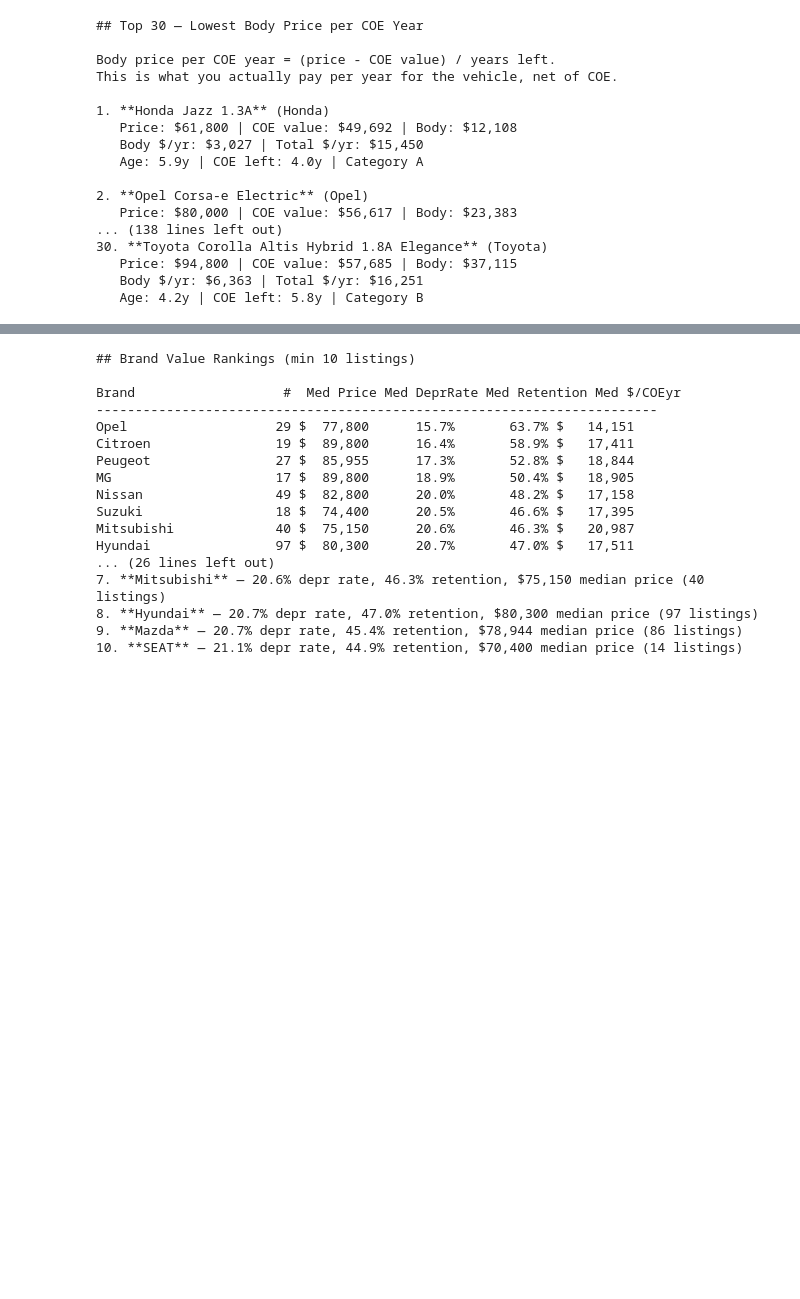
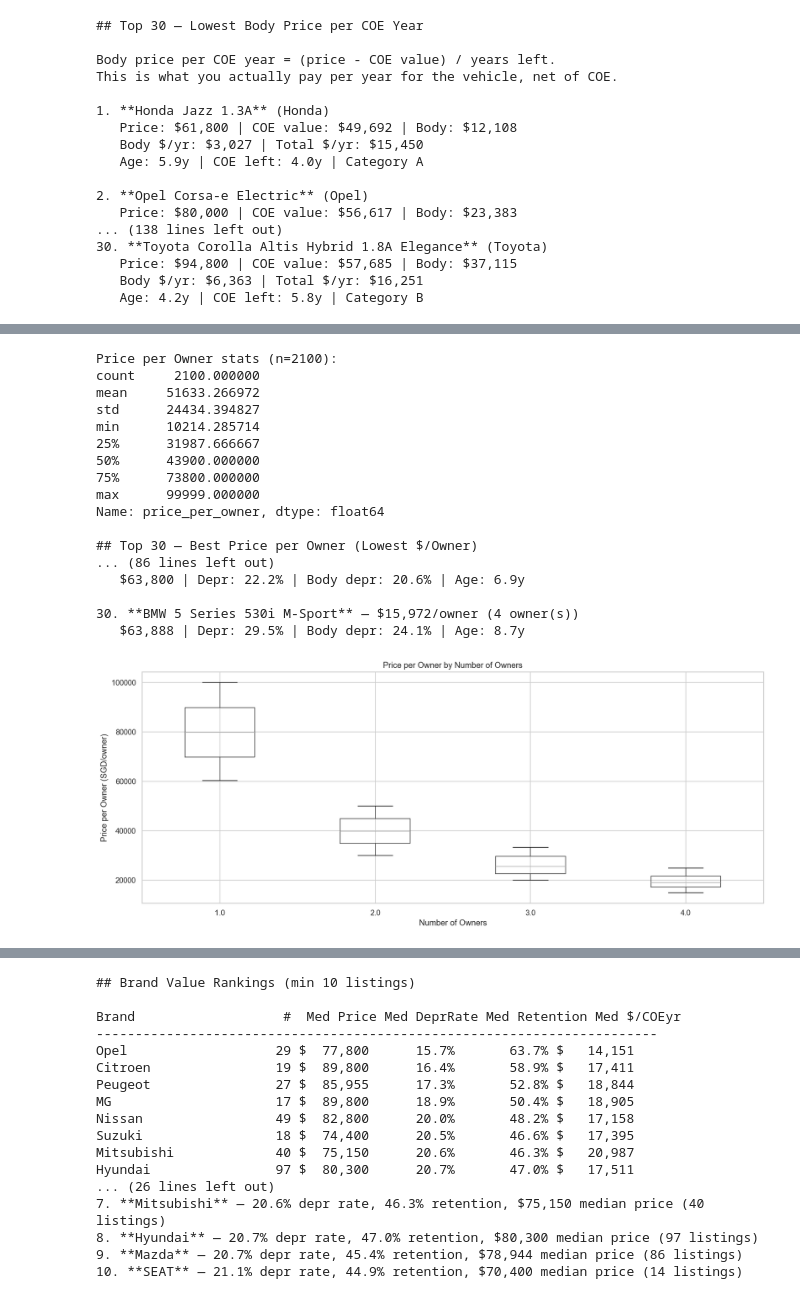
Before and after one commit to luarss/sgcarmart-data, a Jupyter notebook: analysis/used-car-value-study.ipynb, the cells around one changed output, grey strips where cells are left out. Saved outputs shown, nothing was run; the diff lists cells and outputs as text; code cells hidden in the pictures; blank space fills up the shorter version.

```diff
--- a/analysis/used-car-value-study.ipynb
+++ b/analysis/used-car-value-study.ipynb
@@ -113,6 +113,8 @@ for car in listings:
         'num_owners': parse_owners(car.get('owners')),
         'is_direct_owner': car.get('is_direct_owner', False),
         'is_premium_ad': car.get('is_premium_ad', False),
+        'posted_date': datetime.strptime(car['posted_date'], '%d-%b-%Y').date() if car.get('posted_date') else None,
+        'annual_mileage_km': (parse_mileage(car.get('mileage')) / age) if (age and age > 0 and car.get('mileage')) else None,
     })
 
 df = pd.DataFrame(rows)
@@ -120,5 +122,5 @@ print(f"DataFrame: {df.shape[0]} rows, {df.shape[1]} columns")
 print(f"\nNull counts:")
 print(df.isnull().sum())
 print(f"\nBasic stats:")
-print(df[['price', 'depreciation', 'age_years', 'coe_years_left', 'mileage_km', 'eng_cap_cc', 'num_owners']].describe())
+print(df[['price', 'depreciation', 'age_years', 'coe_years_left', 'mileage_km', 'eng_cap_cc', 'num_owners', 'annual_mileage_km']].describe())
 # %% [output]
@@ -460,0 +607,41 @@ This is what you actually pay per year for the vehicle, net of COE.
+# %%
+# --- Price per Owner Analysis ---
+ppo_clean = clean[clean['price_per_owner'].notna()].copy()
+
+print(f"Price per Owner stats (n={len(ppo_clean)}):")
+print(ppo_clean['price_per_owner'].describe())
+
+print('\n## Top 30 — Best Price per Owner (Lowest $/Owner)\n')
+for i, (_, row) in enumerate(ppo_clean.nsmallest(30, 'price_per_owner').iterrows()):
+    print(f"{i+1}. **{row['title']}** — ${row['price_per_owner']:,.0f}/owner ({int(row['num_owners'])} owner(s))")
+    print(f"   ${row['price']:,.0f} | Depr: {row['depreciation_rate']:.1%} | "
+          f"Body depr: {row['body_depreciation_rate']:.1%} | Age: {row['age_years']:.1f}y")
+    print()
+
+# Boxplot: price_per_owner by num_owners (top 15 brands)
+top_brands_ppo = ppo_clean['brand'].value_counts().head(15).index
+ppo_plot = ppo_clean[ppo_clean['brand'].isin(top_brands_ppo) & (ppo_clean['num_owners'] <= 4)]
+fig, ax = plt.subplots(figsize=(14, 6))
+ppo_plot.boxplot(column='price_per_owner', by='num_owners', ax=ax)
+ax.set_title('Price per Owner by Number of Owners'); ax.set_xlabel('Number of Owners')
+ax.set_ylabel('Price per Owner (SGD/owner)')
+plt.suptitle(''); plt.tight_layout(); plt.show()
+# %% [output]
+Price per Owner stats (n=2100):
+count     2100.000000
+mean     51633.266972
+std      24434.394827
+min      10214.285714
+25%      31987.666667
+50%      43900.000000
+75%      73800.000000
+max      99999.000000
+Name: price_per_owner, dtype: float64
+
+## Top 30 — Best Price per Owner (Lowest $/Owner)
+... (86 lines left out)
+   $63,800 | Depr: 22.2% | Body depr: 20.6% | Age: 6.9y
+
+30. **BMW 5 Series 530i M-Sport** — $15,972/owner (4 owner(s))
+   $63,888 | Depr: 29.5% | Body depr: 24.1% | Age: 8.7y
+[figure, added]
```
Also changed, not shown: parts of 8 cells of this notebook.
